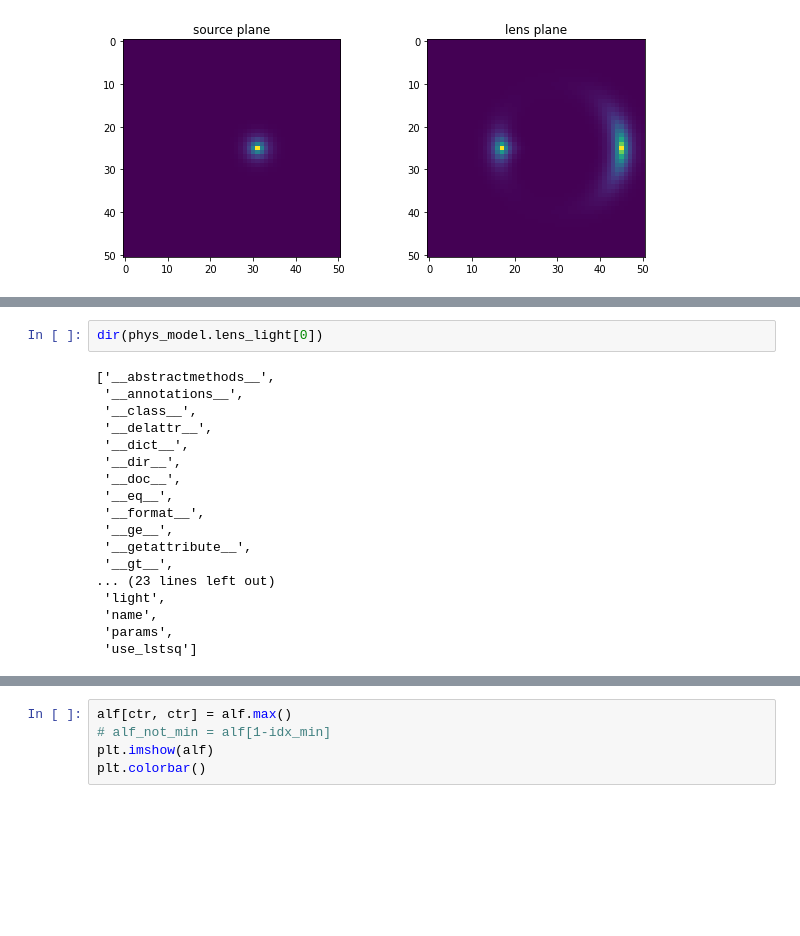
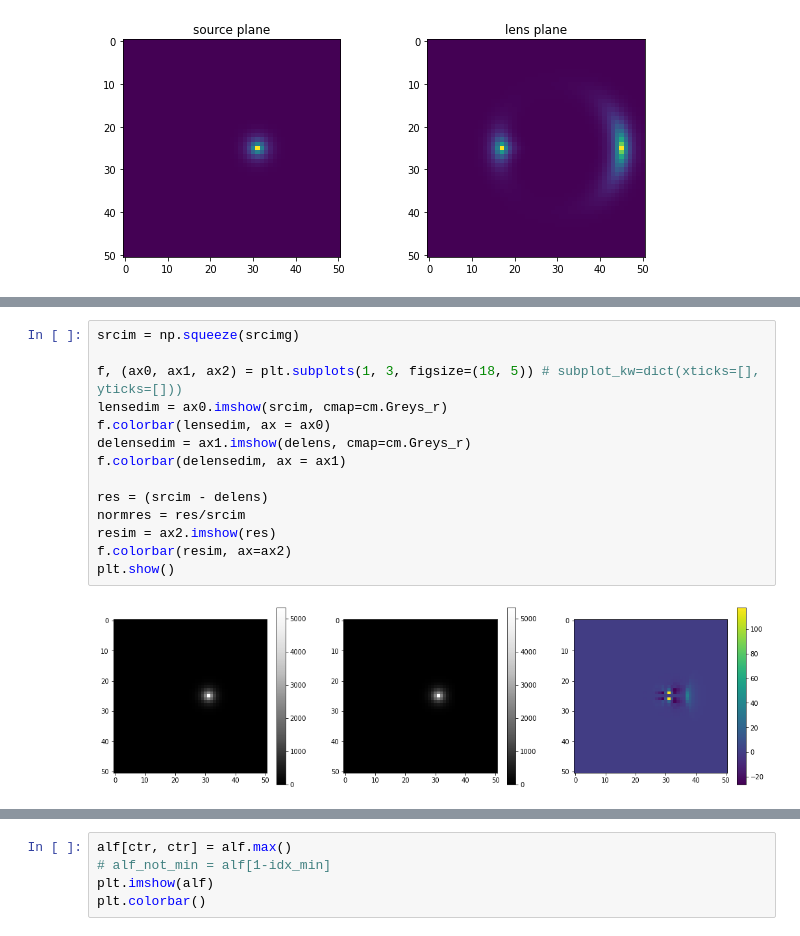
Before and after one commit to giga-lens/gigalens, a Jupyter notebook: jax-demo-dev-sim-only_SIS.ipynb, the cells around one changed output, grey strips where cells are left out. Drawn from its saved outputs; the diff is of its cells as text; blank space fills up the shorter version.

```diff
--- a/jax-demo-dev-sim-only_SIS.ipynb
+++ b/jax-demo-dev-sim-only_SIS.ipynb
@@ -604,20 +680,16 @@ dir(xphys_model.lenses[0][0])
 # %%
-dir(phys_model.lens_light[0])
+srcim = np.squeeze(srcimg)
+
+f, (ax0, ax1, ax2) = plt.subplots(1, 3, figsize=(18, 5)) # subplot_kw=dict(xticks=[], yticks=[]))
+lensedim = ax0.imshow(srcim, cmap=cm.Greys_r)
+f.colorbar(lensedim, ax = ax0)
+delensedim = ax1.imshow(delens, cmap=cm.Greys_r)
+f.colorbar(delensedim, ax = ax1)
+
+res = (srcim - delens)
+normres = res/srcim
+resim = ax2.imshow(res)
+f.colorbar(resim, ax=ax2)
+plt.show()
 # %% [output]
-['__abstractmethods__',
- '__annotations__',
- '__class__',
- '__delattr__',
- '__dict__',
- '__dir__',
- '__doc__',
- '__eq__',
- '__format__',
- '__ge__',
- '__getattribute__',
- '__gt__',
-... (23 lines left out)
- 'light',
- 'name',
- 'params',
- 'use_lstsq']
+[figure, added]
```
Also changed, not shown: parts of 7 cells of this notebook.
